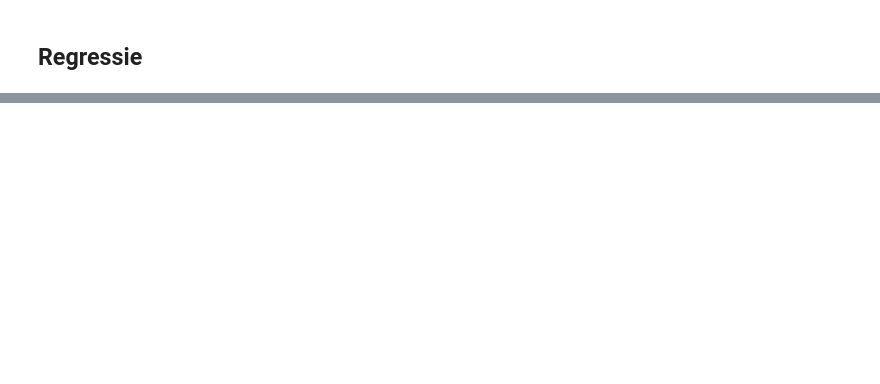
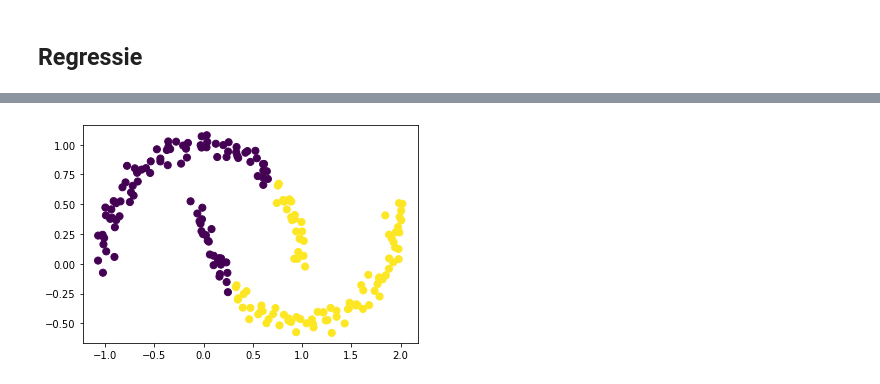
Before and after one commit to MixKlim/SIG-ML, a Jupyter notebook: Practicum.ipynb, the cells around one changed output, grey strips where cells are left out. Cells and saved outputs as stored; diff of their text form; code cells hidden in the pictures; blank space fills up the shorter version.

```diff
--- a/Practicum.ipynb
+++ b/Practicum.ipynb
@@ -349,0 +618,9 @@ $$\text{F1} = 2 \times \cfrac{precision \times recall}{precision + recall}$$
+# %%
+from sklearn.datasets import make_moons
+X, y = make_moons(200, noise=.05, random_state=0)
+# %%
+labels = KMeans(2, random_state=0).fit_predict(X)
+plt.scatter(X[:, 0], X[:, 1], c=labels, s=50, cmap='viridis')
+plt.show()
+# %% [output]
+[figure, added]
```
Also changed, not shown: parts of 148 cells of this notebook, 5 other files.
